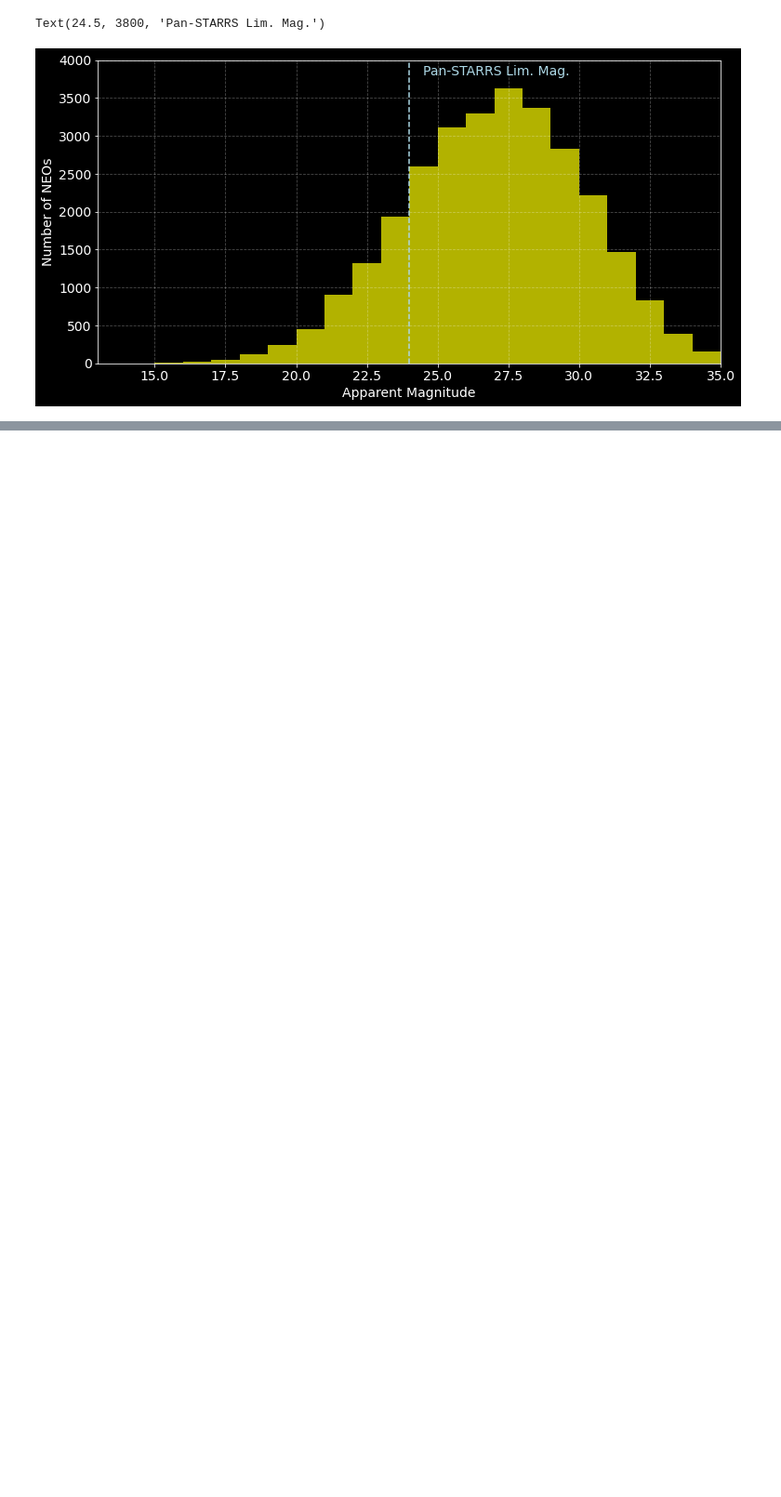
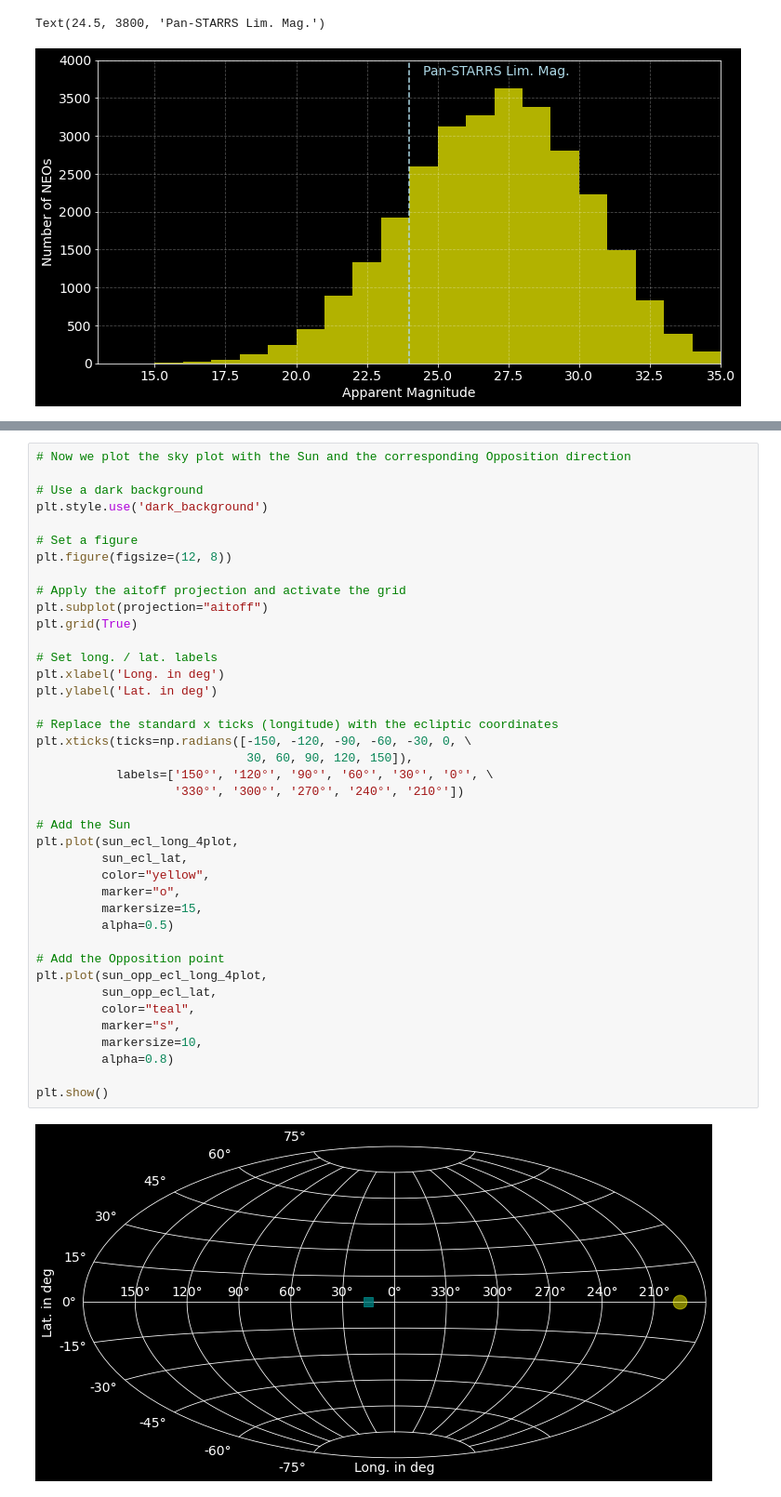
Before and after one commit to ThomasAlbin/Astroniz-YT-Tutorials, a Jupyter notebook: [Project]-Near-Earth-Objects/08_NEO_Sky.ipynb, the cells around one changed output, grey strips where cells are left out. Shown at 93% size. Cells and saved outputs as stored; diff of their text form; blank space fills up the shorter version.

```diff
--- a/[Project]-Near-Earth-Objects/08_NEO_Sky.ipynb
+++ b/[Project]-Near-Earth-Objects/08_NEO_Sky.ipynb
@@ -215 +253,43 @@ Text(0, 0.5, 'Lat. in deg')
+# %%
+# Now we plot the sky plot with the Sun and the corresponding Opposition direction
+
+# Use a dark background
+plt.style.use('dark_background')
+
+# Set a figure
+plt.figure(figsize=(12, 8))
+
+# Apply the aitoff projection and activate the grid
+plt.subplot(projection="aitoff")
+plt.grid(True)
+
+# Set long. / lat. labels
+plt.xlabel('Long. in deg')
+plt.ylabel('Lat. in deg')
+
+# Replace the standard x ticks (longitude) with the ecliptic coordinates
+plt.xticks(ticks=np.radians([-150, -120, -90, -60, -30, 0, \
+                             30, 60, 90, 120, 150]),
+           labels=['150°', '120°', '90°', '60°', '30°', '0°', \
+                   '330°', '300°', '270°', '240°', '210°'])
+
+# Add the Sun
+plt.plot(sun_ecl_long_4plot,
+         sun_ecl_lat,
+         color="yellow",
+         marker="o",
+         markersize=15,
+         alpha=0.5)
+
+# Add the Opposition point
+plt.plot(sun_opp_ecl_long_4plot,
+         sun_opp_ecl_lat,
+         color="teal",
+         marker="s",
+         markersize=10,
+         alpha=0.8)
+
+plt.show()
+# %% [output]
+[figure, added]
 # %%
```
Also changed, not shown: parts of 16 cells of this notebook.
